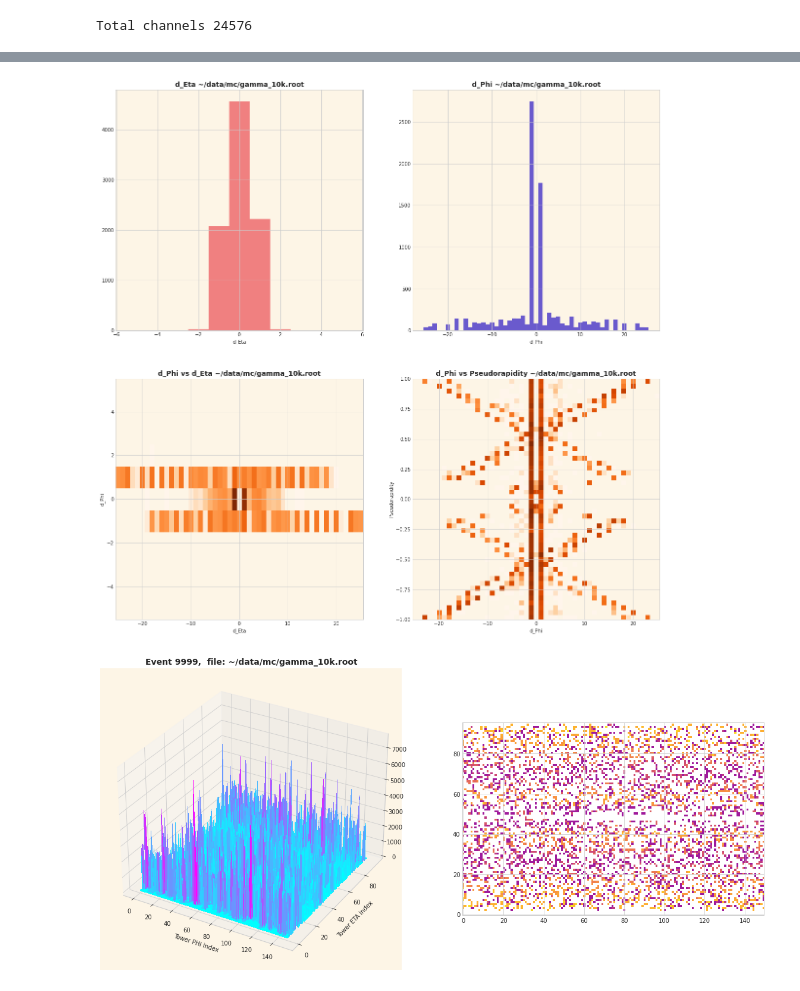
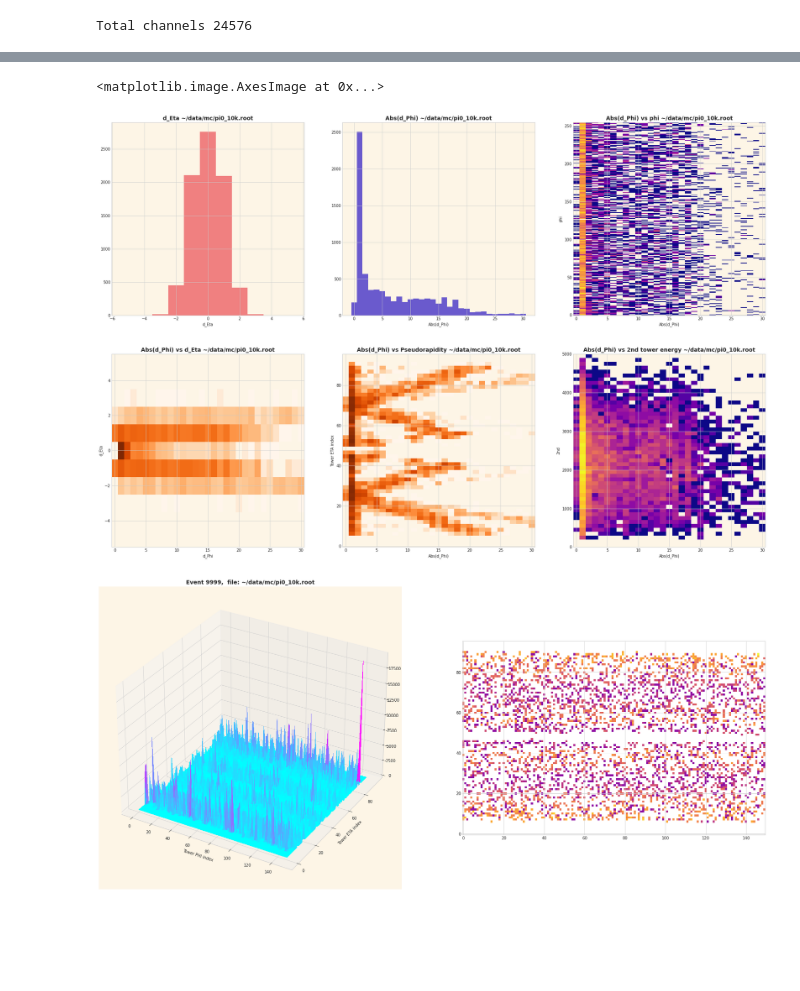
Before and after one commit to regmi-sijan/ml4cal, a Jupyter notebook: mc/barrel.ipynb, the cells around one changed output, grey strips where cells are left out. Drawn from its saved outputs; the diff is of its cells as text; code cells hidden in the pictures; blank space fills up the shorter version.

Commit message:
Checkpoint on the MC data processing script, the "barrel" notebook.

```diff
--- a/mc/barrel.ipynb
+++ b/mc/barrel.ipynb
@@ -51,7 +51,7 @@ def phiAngle(p):
         print('Error', p)
     return res
 # %%
-infile = '~/data/mc/gamma_10k.root'
+infile = '~/data/mc/pi0_10k.root'
 file   = uproot3.open(infile)
 
 dir         = file['ttree']
@@ -197,6 +197,8 @@ plt.show()
 # %%
-plt.rcParams["figure.figsize"]  = (20.0, 20.0)
+plt.rcParams["figure.figsize"]  = (30.0, 20.0)
 
+eta_lo = 0.05
+eta_hi = 1.00
 
 barrel_phi = np.zeros(shape, dtype=int)
 
@@ -205,11 +207,16 @@ d_phi   = []
 etas    = []
 
 phis    = []
+seconds = []
 
-for i in range(Nentries): # loop over the data sample
-    barrel = np.zeros(shape, dtype=float)
+toDo = Nentries
+print('Nentries ', Nentries)
+# toDo = 50
+for i in range(toDo): # loop over the data sample
     etarap = pseudorap(p[i])
     if abs(etarap) < eta_lo or abs(etarap) > eta_hi: continue
+
+    barrel = np.zeros(shape, dtype=float)
 
     ntowers = nlive[i]
 
@@ -221,8 +228,13 @@ for i in range(Nentries): # loop over the data sample
         barrel[my_eta][my_phi] = 1000.0*energy[i][nt]
 
     flat = barrel.flatten()
-    maxval = np.amax(flat)
-    second =  np.partition(flat, -2)[-2]
+    flat.sort()
+
+    maxval = flat[-1] # np.amax(flat)
+    second = flat[-2] # np.partition(flat, -2)[-2]
+    # if second < 500.0: continue
+
+    # print(maxval, flat[-1], second, flat[-2])
 
     indices1 = np.where(barrel == maxval)
     indices2 = np.where(barrel == second)
@@ -231,7 +243,11 @@ for i in range(Nentries): # loop over the data sample
 
 
     d_eta.append(indices1[0][0] - indices2[0][0])
-    d_phi.append(indices1[1][0] - indices2[1][0])
+
+    d_phi_candidate = abs(indices1[1][0] - indices2[1][0])
+    if d_phi_candidate > 128:
+        d_phi_candidate = 256 - d_phi_candidate
+    d_phi.append(d_phi_candidate)
 
 
     abs_phi = abs(indices1[1][0] - indices2[1][0])
@@ -239,36 +255,50 @@ for i in range(Nentries): # loop over the data sample
 
     phiA = phiAngle(p[i])
 
-    etas.append(etarap)
-    phis.append(phiA)
+    # etas.append(etarap)
+
+    etas.append(indices1[0][0])
+    phis.append(indices1[1][0]) # (phiA)
+    seconds.append(second)
 
     #for val in flat[-2:]:
     #    indices = np.where(barrel == val)
     #    print(val, indices)
 
 
-fig, axs = plt.subplots(2,2)
+fig, axs = plt.subplots(2,3)
 
 _ = axs[0,0].hist(d_eta, bins=11, range=(-5.5, 5.5), color='lightcoral')
 axs[0,0].set_title('d_Eta '+ infile, fontsize=14, fontweight='bold')
 axs[0,0].set_xlabel('d_Eta')
 
-_ = axs[0,1].hist(d_phi, bins=51, range=(-25.5, 25.5), color='slateblue')
-axs[0,1].set_title('d_Phi '+ infile, fontsize=14, fontweight='bold')
-axs[0,1].set_xlabel('d_Phi')
+_ = axs[0,1].hist(d_phi, bins=31, range=(-0.5, 30.5), color='slateblue')
+axs[0,1].set_title('Abs(d_Phi) '+ infile, fontsize=14, fontweight='bold')
+axs[0,1].set_xlabel('Abs(d_Phi)')
 
-_ = axs[1,0].hist2d(d_phi, d_eta, bins=(51,11), range=((-25.5, 25.5), (-5.5, 5.5)), norm=colors.LogNorm(1.0), cmap='Oranges')
-axs[1,0].set_title('d_Phi vs d_Eta '+ infile, fontsize=14, fontweight='bold')
-axs[1,0].set_xlabel('d_Eta')
-axs[1,0].set_ylabel('d_Phi')
+_ = axs[1,0].hist2d(d_phi, d_eta, bins=(31,11), range=((-0.5, 30.5), (-5.5, 5.5)), norm=colors.LogNorm(1.0), cmap='Oranges')
+axs[1,0].set_title('Abs(d_Phi) vs d_Eta '+ infile, fontsize=14, fontweight='bold')
+axs[1,0].set_xlabel('d_Phi')
+axs[1,0].set_ylabel('d_Eta')
 
-_ = axs[1,1].hist2d(d_phi, etas, bins=(51,50), range=((-25.5, 25.5), (-1.0, 1.0)), norm=colors.LogNorm(1.0), cmap='Oranges')
-axs[1,1].set_title('d_Phi vs Pseudorapidity '+ infile, fontsize=14, fontweight='bold')
-axs[1,1].set_xlabel('d_Phi')
-axs[1,1].set_ylabel('Pseudorapidity')
+_ = axs[1,1].hist2d(d_phi, etas, bins=(31,50), range=((-0.5, 30.5), (-0.5, 95.5)), norm=colors.LogNorm(1.0), cmap='Oranges')
+axs[1,1].set_title('Abs(d_Phi) vs Pseudorapidity '+ infile, fontsize=14, fontweight='bold')
+axs[1,1].set_xlabel('Abs(d_Phi)')
+axs[1,1].set_ylabel('Tower ETA index')
+
+
+_ = axs[0,2].hist2d(d_phi, phis, bins=(31,256), range=((-0.5, 30.5), (-0.5, 254.5)), norm=colors.LogNorm(1.0), cmap='plasma')
+axs[0,2].set_title('Abs(d_Phi) vs phi '+ infile, fontsize=14, fontweight='bold')
+axs[0,2].set_xlabel('Abs(d_Phi)')
+axs[0,2].set_ylabel('phi')
+
+_ = axs[1,2].hist2d(d_phi, seconds, bins=(31,50), range=((-0.5, 30.5), (0, 5000.)), norm=colors.LogNorm(1.0), cmap='plasma')
+axs[1,2].set_title('Abs(d_Phi) vs 2nd tower energy '+ infile, fontsize=14, fontweight='bold')
+axs[1,2].set_xlabel('Abs(d_Phi)')
+axs[1,2].set_ylabel('2nd')
 
 for j in range(2):
-    for k in range(2):
+    for k in range(3):
         axs[j,k].xaxis.set_zorder(10.0)
         axs[j,k].yaxis.set_zorder(10.0)
         axs[j,k].set_facecolor("oldlace")
@@ -308,2 +338,3 @@ ax.imshow(barrel_phi[:, 50:200], norm=colors.LogNorm(10.0), cmap='plasma')
+<matplotlib.image.AxesImage at 0x...>
-[figure, old version]
+[figure, new version]
-[figure, old version]
+[figure, new version]
```
Also changed, not shown: parts of 3 cells of this notebook, 1 other file.
